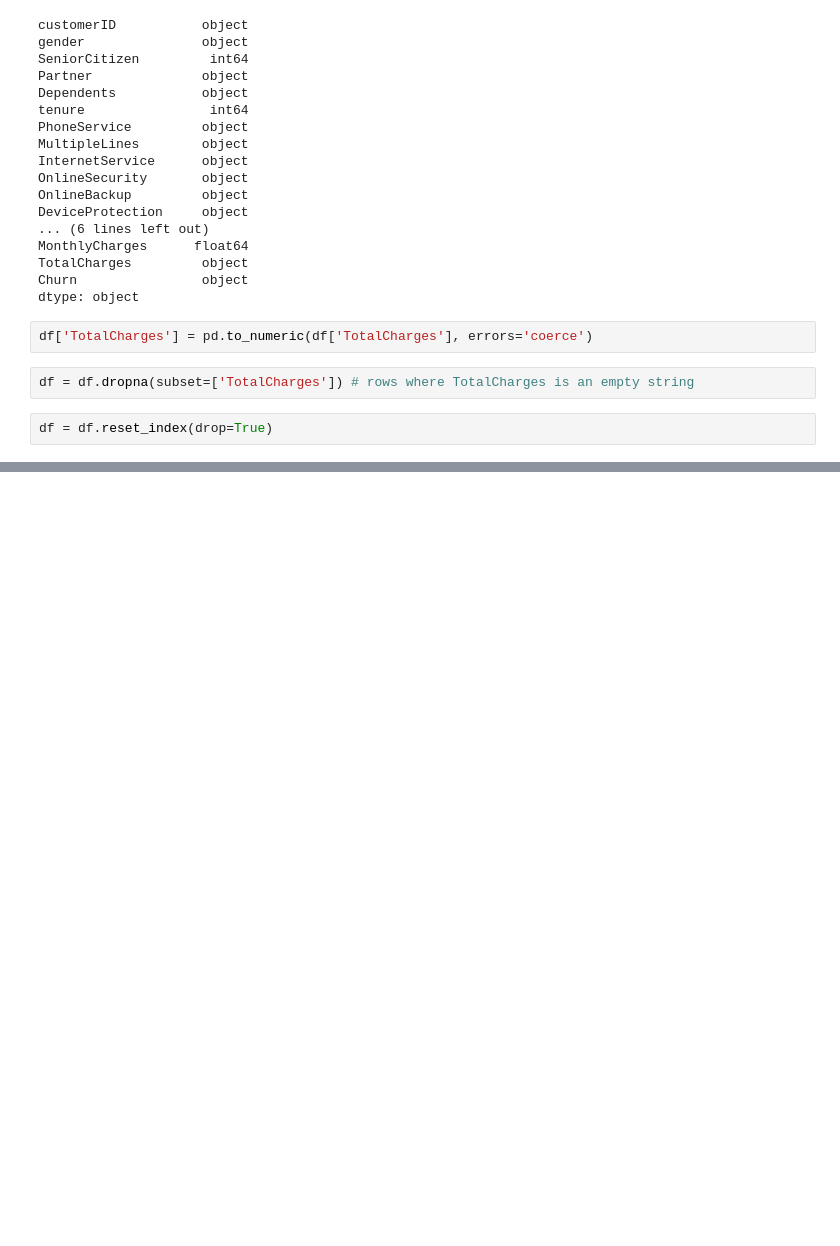
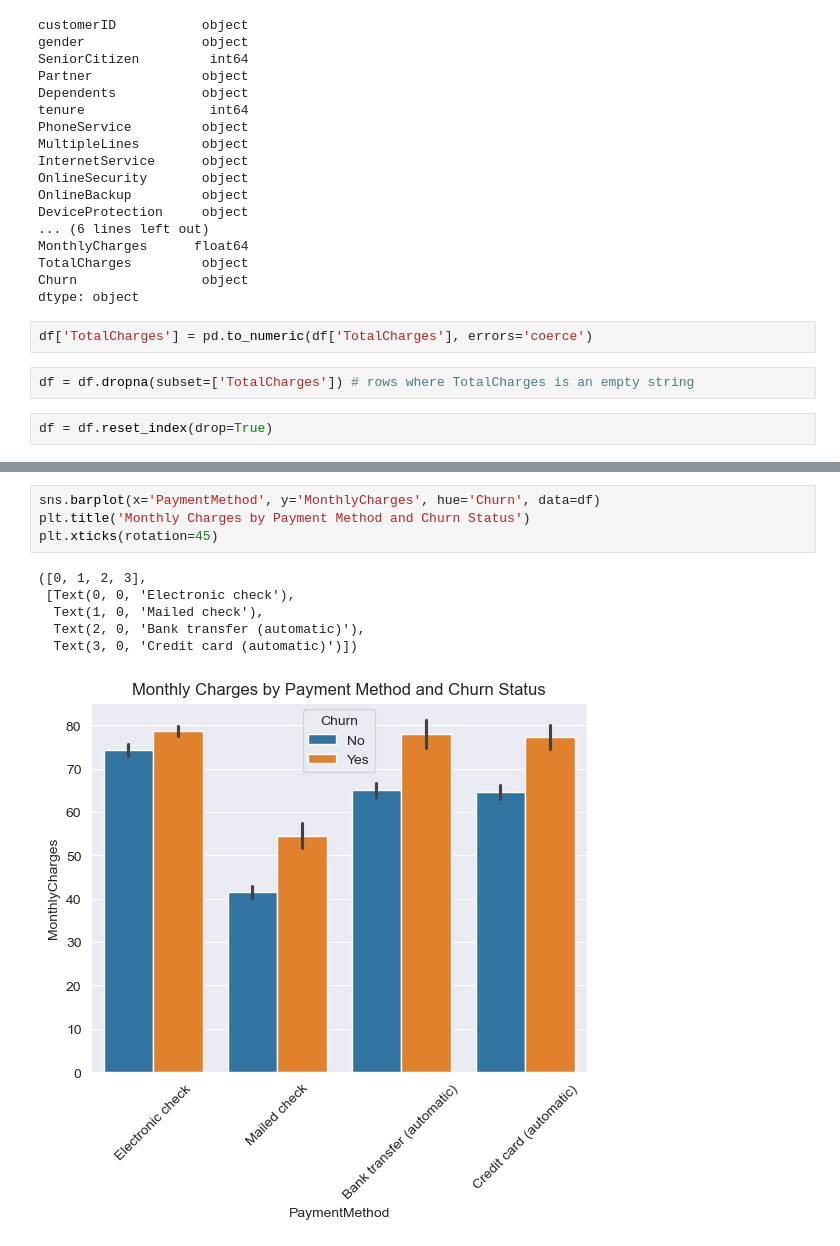
Before and after one commit to jorge-ivan-jimenez-reyes/DataScienceB, a Jupyter notebook: Presentacion2/2parcial.ipynb, the cells around one changed output, grey strips where cells are left out. Cells and saved outputs as stored; diff of their text form; blank space fills up the shorter version.

```diff
--- a/Presentacion2/2parcial.ipynb
+++ b/Presentacion2/2parcial.ipynb
@@ -45,0 +108,11 @@ print(df.describe(include='object'))  # for categorical variables
+# %%
+sns.barplot(x='PaymentMethod', y='MonthlyCharges', hue='Churn', data=df)
+plt.title('Monthly Charges by Payment Method and Churn Status')
+plt.xticks(rotation=45)
+# %% [output]
+([0, 1, 2, 3],
+ [Text(0, 0, 'Electronic check'),
+  Text(1, 0, 'Mailed check'),
+  Text(2, 0, 'Bank transfer (automatic)'),
+  Text(3, 0, 'Credit card (automatic)')])
+[figure, added]
```
Also changed, not shown: parts of 6 cells of this notebook.
